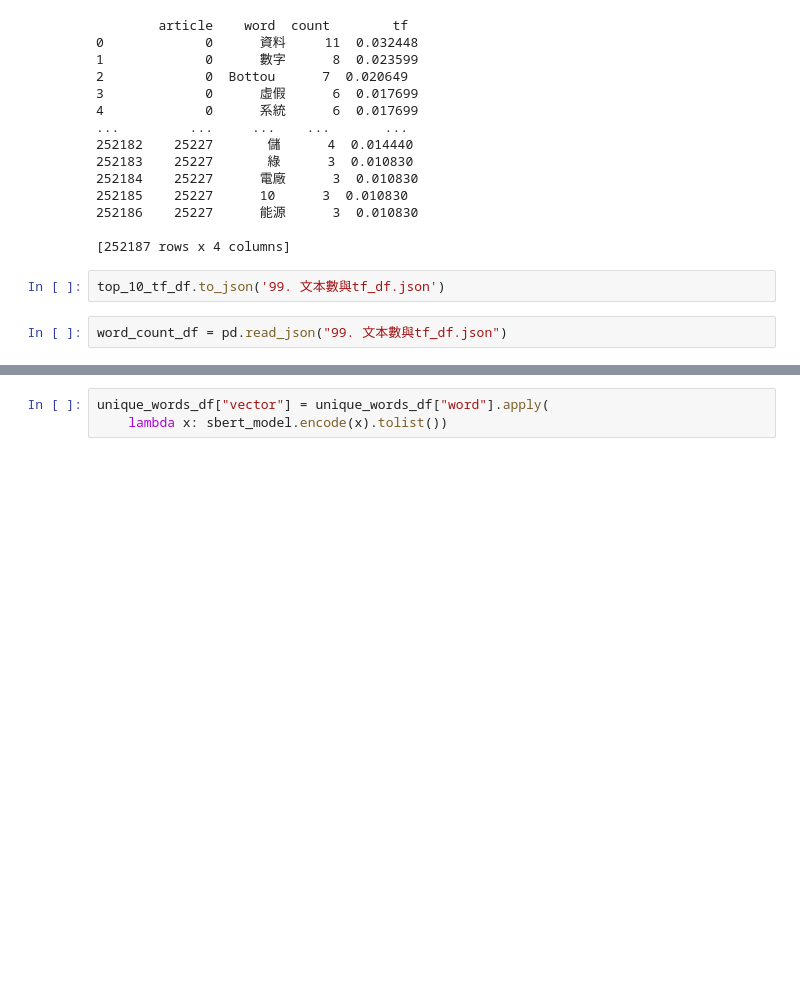
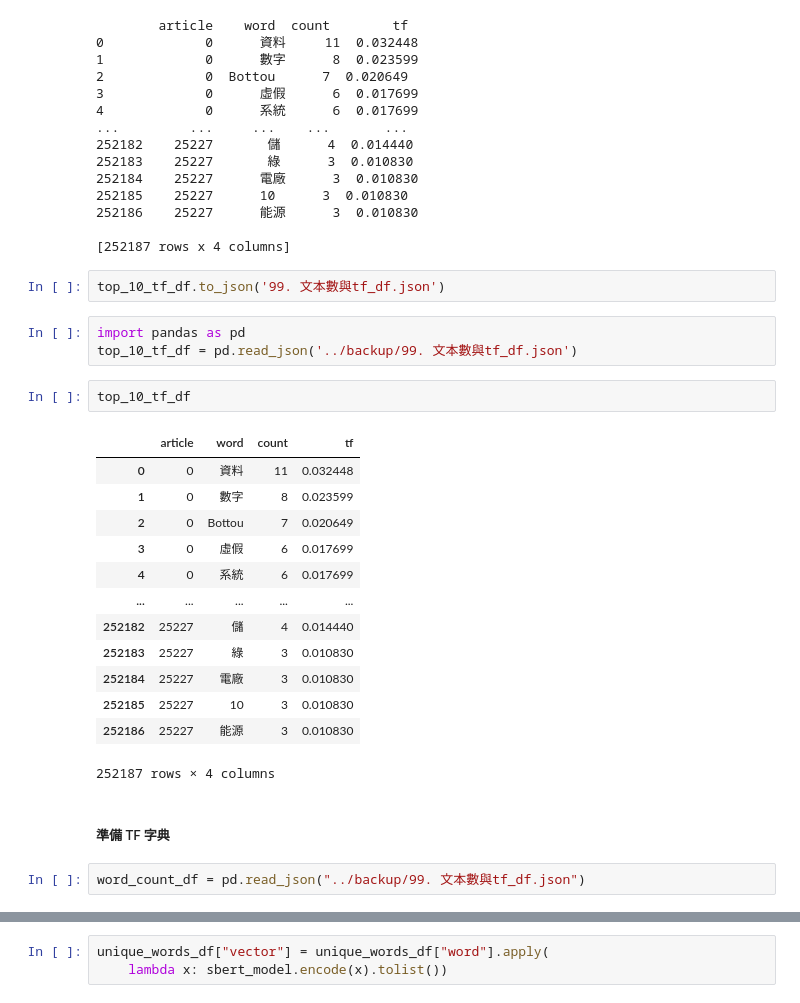
Before and after one commit to tony13382/202307_trello_finder, a Jupyter notebook: docs/檔案轉換與資料測試/5. TF 字典編撰.ipynb, the cells around one changed output, grey strips where cells are left out. Saved outputs shown, nothing was run; the diff lists cells and outputs as text; blank space fills up the shorter version.

```diff
--- a/docs/檔案轉換與資料測試/5. TF 字典編撰.ipynb
+++ b/docs/檔案轉換與資料測試/5. TF 字典編撰.ipynb
@@ -188,6 +241,27 @@ print(top_10_tf_df[['article', 'word', 'count', 'tf']])
 [252187 rows x 4 columns]
 # %%
 top_10_tf_df.to_json('99. 文本數與tf_df.json')
+# %%
+import pandas as pd
+top_10_tf_df = pd.read_json('../backup/99. 文本數與tf_df.json')
+# %%
+top_10_tf_df
+# %% [output]
+|  | article | word | count | tf |
+| 0 | 0 | 資料 | 11 | 0.032448 |
+| 1 | 0 | 數字 | 8 | 0.023599 |
+| 2 | 0 | Bottou | 7 | 0.020649 |
+| 3 | 0 | 虛假 | 6 | 0.017699 |
+| 4 | 0 | 系統 | 6 | 0.017699 |
+| ... | ... | ... | ... | ... |
+| 252182 | 25227 | 儲 | 4 | 0.014440 |
+| 252183 | 25227 | 綠 | 3 | 0.010830 |
+| 252184 | 25227 | 電廠 | 3 | 0.010830 |
+| 252185 | 25227 | 10 | 3 | 0.010830 |
+| 252186 | 25227 | 能源 | 3 | 0.010830 |
+252187 rows × 4 columns
+# %% [markdown]
+##### 準備 TF 字典
 # %%
-word_count_df = pd.read_json("99. 文本數與tf_df.json")
+word_count_df = pd.read_json("../backup/99. 文本數與tf_df.json")
 # %%
```
Also changed, not shown: parts of 20 cells of this notebook, 2 other files.
